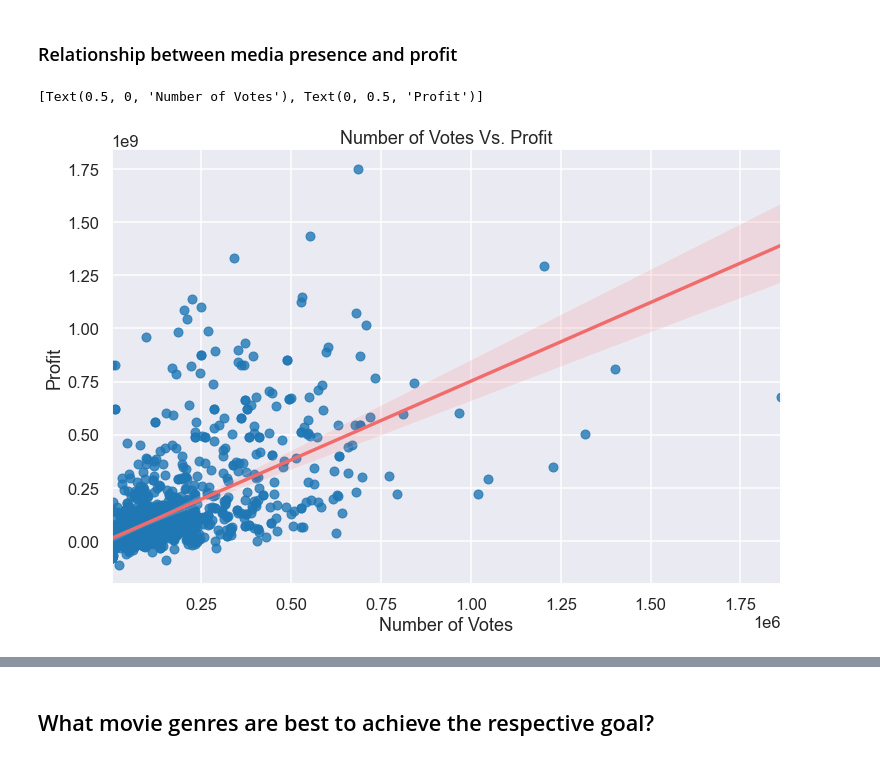
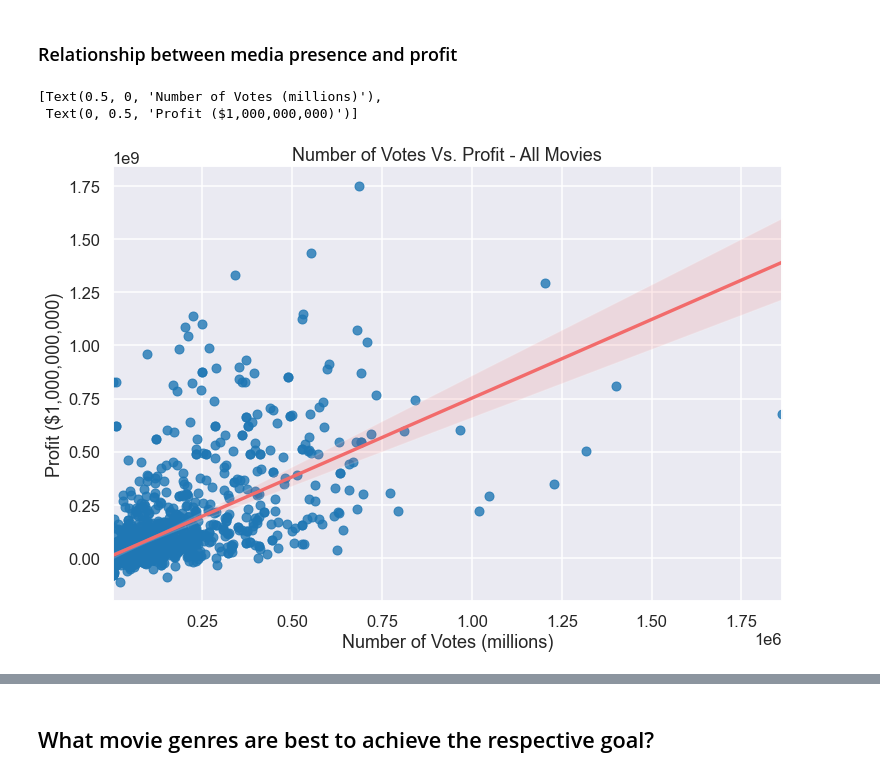
Before and after one commit to hoganbyun/Movie_analysis, a Jupyter notebook: Phase 1 Project Code.ipynb, the cells around one changed output, grey strips where cells are left out. Saved outputs shown, nothing was run; the diff lists cells and outputs as text; code cells hidden in the pictures.

```diff
--- a/Phase 1 Project Code.ipynb
+++ b/Phase 1 Project Code.ipynb
@@ -478,13 +479,13 @@ ax.set(xlabel = 'Average Rating', ylabel = 'ROI')
 # %%
 # same plot format as above section
 sns.set_style("darkgrid")
 sns.set_context("talk")
 fig = plt.figure(figsize = (12, 8))
-plt.title('Number of Votes Vs. Profit')
-ax = sns.regplot(x = 'total_votes', y = 'profit', data = media_roi_df, fit_reg=True, scatter=True,
-                line_kws={"color": "#F26B6B"})
-
-ax.set(xlabel = 'Number of Votes', ylabel = 'Profit')
+plt.title('Number of Votes Vs. Profit - All Movies')
+ax = sns.regplot(x = 'total_votes', y = 'profit', data = media_roi_df, fit_reg = True, scatter = True,
+                line_kws = {"color": "#F26B6B"})
+ax.set(xlabel = 'Number of Votes (millions)', ylabel = 'Profit ($1,000,000,000)')
 # %% [output]
-[Text(0.5, 0, 'Number of Votes'), Text(0, 0.5, 'Profit')]
+[Text(0.5, 0, 'Number of Votes (millions)'),
+ Text(0, 0.5, 'Profit ($1,000,000,000)')]
-[figure, old version]
+[figure, new version]
```
Also changed, not shown: parts of 60 cells of this notebook, 13 other files.
